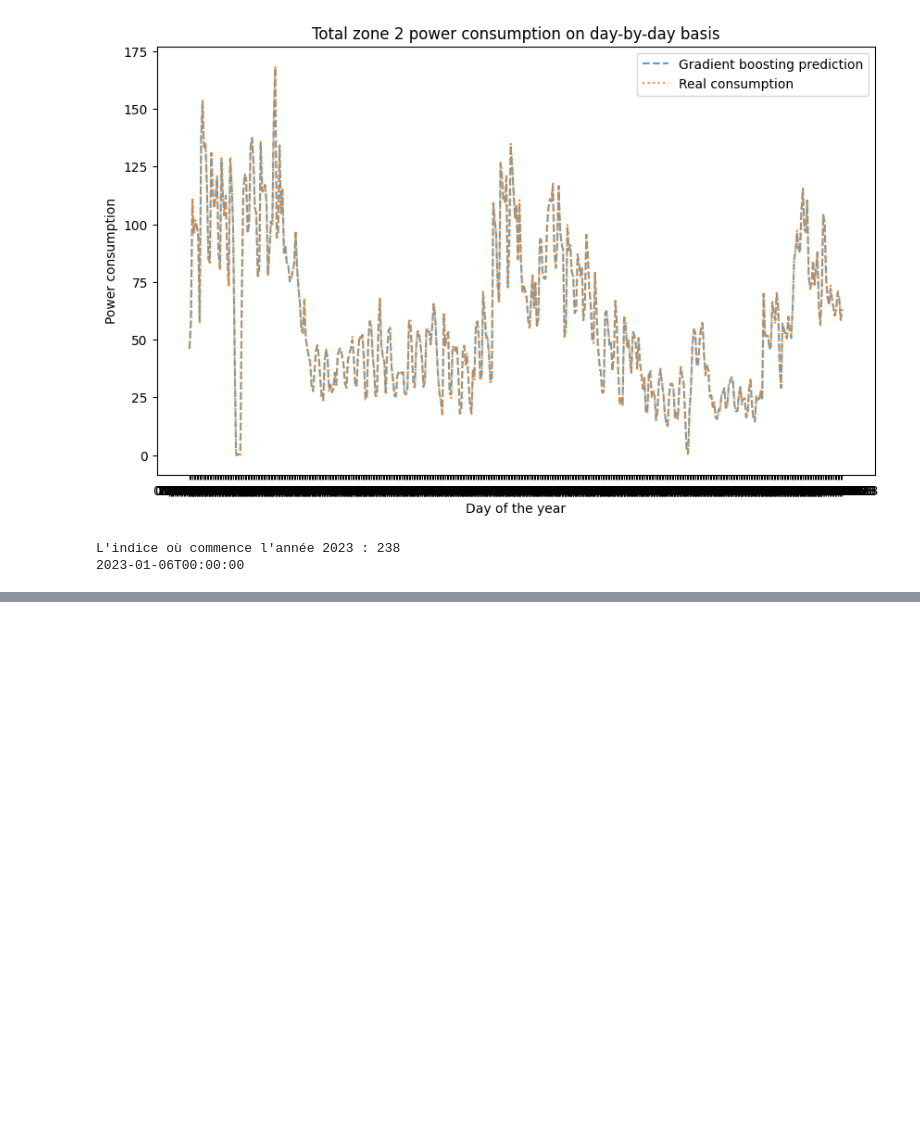
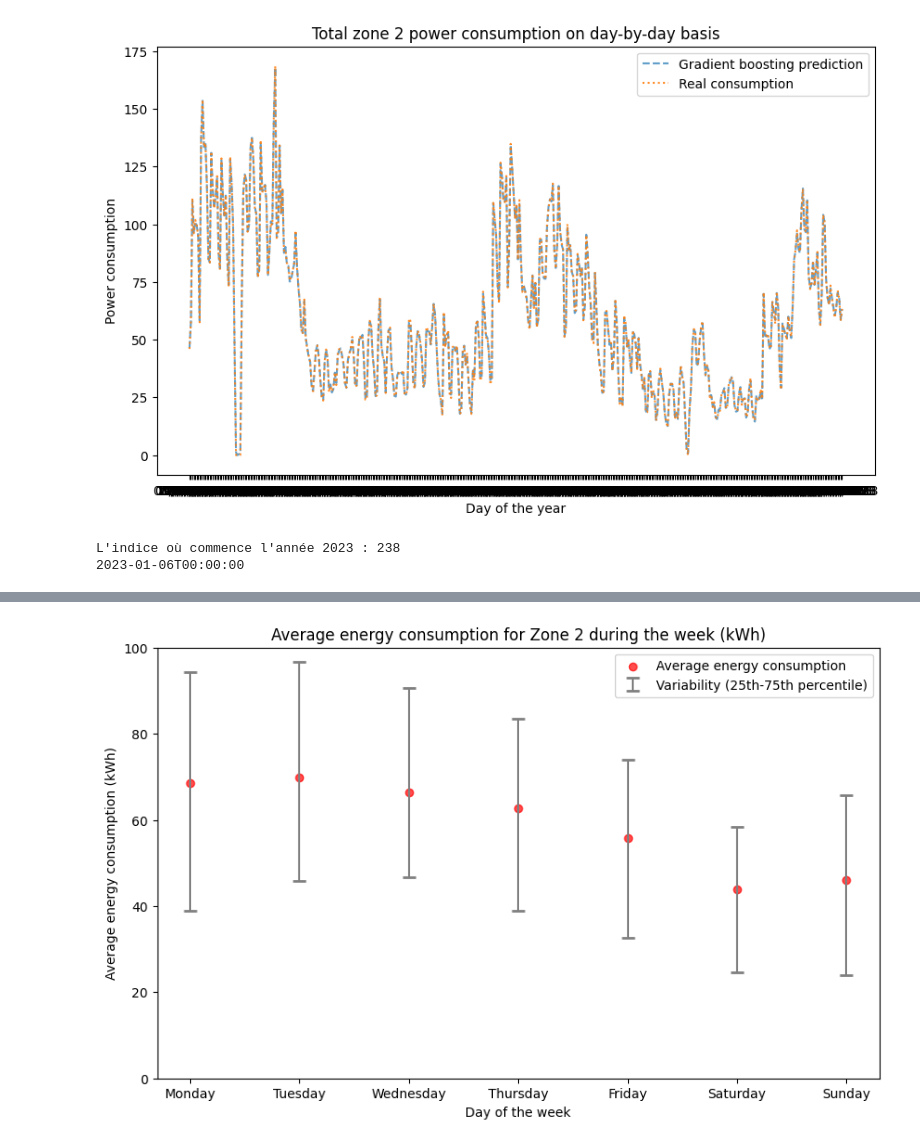
Before and after one commit to marcboelle/E4C_challenge_Team_NRG, a Jupyter notebook: plot_predictions.ipynb, the cells around one changed output, grey strips where cells are left out. Cells and saved outputs as stored; diff of their text form; code cells hidden in the pictures; blank space fills up the shorter version.

```diff
--- a/plot_predictions.ipynb
+++ b/plot_predictions.ipynb
@@ -179,0 +354,37 @@ Autumn
+# %%
+import numpy as np
+import matplotlib.pyplot as plt
+
+# Extract the day of the week from the dates in target_time
+days_of_week = [np.datetime64(date, 'D').astype('datetime64[D]').tolist().weekday() for date in target_time]
+
+# Initialize lists to store the sum of consumption for each day of the week
+consumption_per_day = [[] for _ in range(7)]
+
+# Traverse the dates and corresponding targets to calculate the sum of consumption for each day of the week
+for i in range(len(targets)):
+    day = days_of_week[i]
+    consumption_per_day[day].append(targets[i])
+
+# Calculate the average consumption for each day of the week
+average_consumption_per_day = [np.mean(consumptions) for consumptions in consumption_per_day]
+
+# Calculate the 25th and 75th percentiles for each day of the week
+percentile_25_per_day = [np.percentile(consumptions, 25) for consumptions in consumption_per_day]
+percentile_75_per_day = [np.percentile(consumptions, 75) for consumptions in consumption_per_day]
+
+# Define the days of the week
+days_labels = ['Monday', 'Tuesday', 'Wednesday', 'Thursday', 'Friday', 'Saturday', 'Sunday']
+
+# Plot the average consumption per day of the week with error bars
+plt.figure(figsize=(10, 6))
+plt.scatter(days_labels, average_consumption_per_day, color='red', alpha=0.7, label='Average energy consumption')
+plt.errorbar(days_labels, average_consumption_per_day, yerr=[[average - percentile_25 for average, percentile_25 in zip(average_consumption_per_day, percentile_25_per_day)], [percentile_75 - average for average, percentile_75 in zip(average_consumption_per_day, percentile_75_per_day)]], fmt='none', ecolor='gray', capsize=5, capthick=2, label='Variability (25th-75th percentile)')
+plt.title('Average energy consumption for Zone 2 during the week (kWh)')
+plt.xlabel('Day of the week')
+plt.ylabel('Average energy consumption (kWh)')
+plt.ylim(0, 100)
+plt.legend()
+plt.show()
+# %% [output]
+[figure, added]
```
Also changed, not shown: parts of 9 cells of this notebook.
